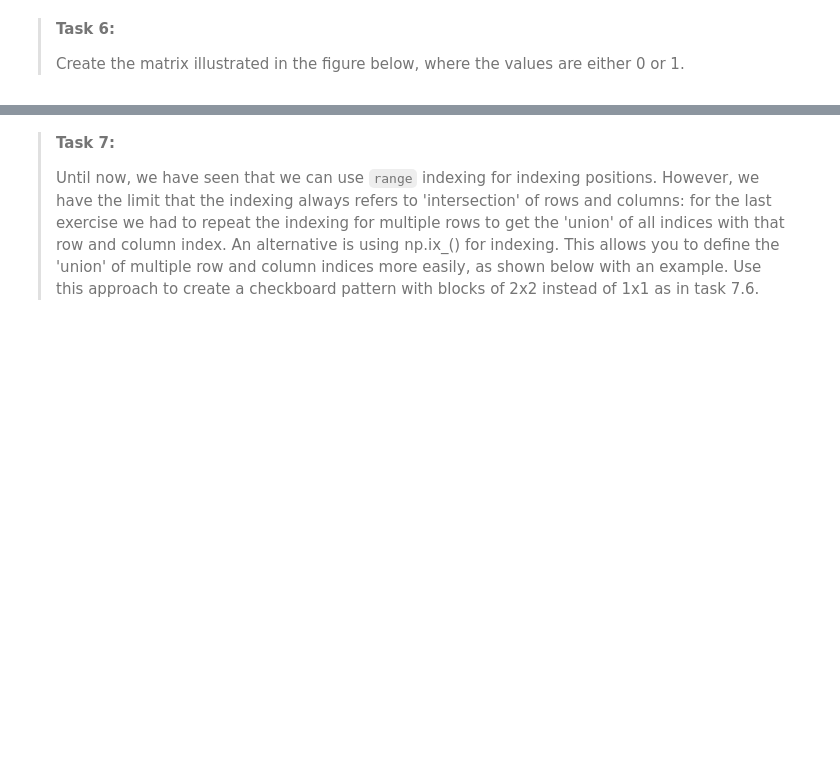
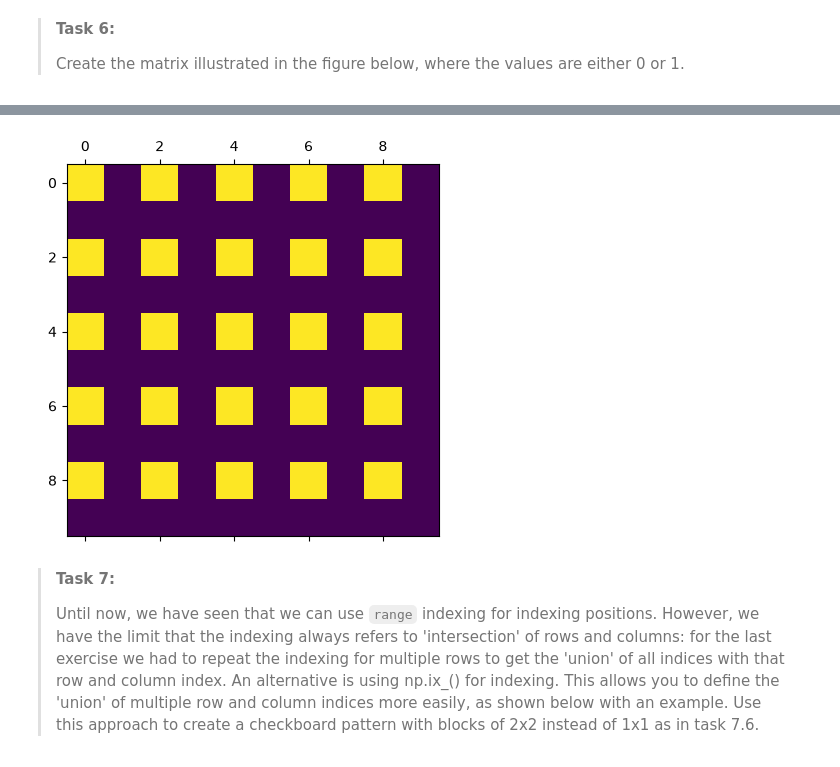
Before and after one commit to scheressam-create/PA1.2, a Jupyter notebook: 6_filling_matrix.ipynb, the cells around one changed output, grey strips where cells are left out. Cells and saved outputs as stored; diff of their text form; code cells hidden in the pictures; blank space fills up the shorter version.

```diff
--- a/6_filling_matrix.ipynb
+++ b/6_filling_matrix.ipynb
@@ -73,12 +87,16 @@ plt.show()
 # %% [markdown]
 ![](https://github.com/TUDelft-MUDE/source-files/raw/main/file/PA1.2/matrix02.svg)
 # %%
-A76 = # YOUR_CODE_LINE_HERE
-for i in # YOUR_CODE_LINE_HERE:
-    # YOUR_CODE_LINE_HERE
+A76 = np.ones((10, 10))
+for i in range(10):
+    if i % 2 != 0:
+        A76[i, :] = 0
+        A76[:, i] = 0
 
 plt.matshow(A76)
 plt.show()
+# %% [output]
+[figure, added]
 # %% [markdown]
 > **Task 7:**
 >
```
Also changed, not shown: parts of 12 cells of this notebook.
